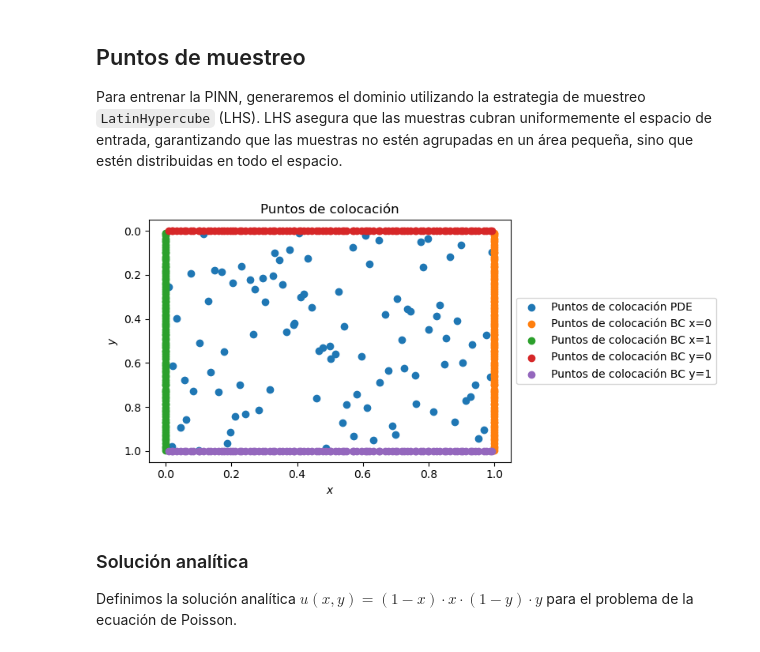
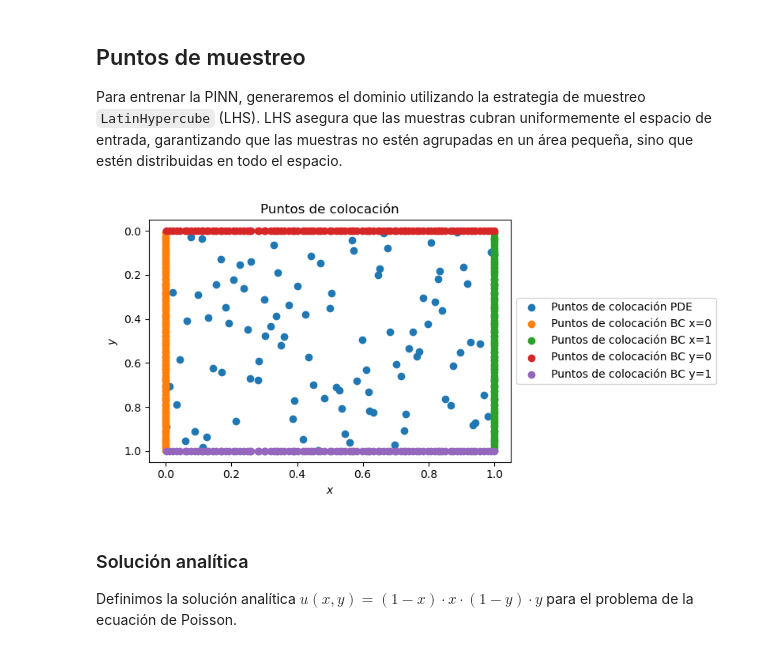
Before and after one commit to oscar-rincon/PINNs-course, a Jupyter notebook: notebooks/04_poisson2d_pinns.ipynb, the cells around one changed output. Drawn from its saved outputs; the diff is of its cells as text; code cells hidden in the pictures.

```diff
--- a/notebooks/04_poisson2d_pinns.ipynb
+++ b/notebooks/04_poisson2d_pinns.ipynb
@@ -84,37 +84,37 @@ dom_samples = 100
 x = np.linspace(0, 1, dom_samples)
 y = np.linspace(0, 1, dom_samples)
 
 # Malla del dominio
 X, Y = np.meshgrid(x, y)
 
 # Estrategia de muestreo LHS (Latin Hypercube Sampling)
 sampler = qmc.LatinHypercube(d=2)
-sample = sampler.random(n=100)
+sample = sampler.random(n=dom_samples)
 
 # límites inferior y superior del dominio
 l_bounds = [ 0, 0]
 u_bounds = [ 1, 1]
 domain_xt = qmc.scale(sample, l_bounds, u_bounds)
 
 # tensores de torch
 x_ten = torch.tensor(domain_xt[:, 0], requires_grad = True).float().reshape(-1,1)
 y_ten = torch.tensor(domain_xt[:, 1], requires_grad = True).float().reshape(-1,1)
 
 fig, ax = plt.subplots(figsize=(8, 4))
 ax.scatter(domain_xt[:, 0], domain_xt[:, 1], label='Puntos de colocación PDE')
-ax.scatter(np.ones_like(y_ten.detach().numpy()), y_ten.detach().numpy(), label='Puntos de colocación BC x=0')
-ax.scatter(np.zeros_like(y_ten.detach().numpy()), y_ten.detach().numpy(), label='Puntos de colocación BC x=1')
+ax.scatter(np.zeros_like(y_ten.detach().numpy()), y_ten.detach().numpy(), label='Puntos de colocación BC x=0')
+ax.scatter(np.ones_like(y_ten.detach().numpy()), y_ten.detach().numpy(), label='Puntos de colocación BC x=1')
 ax.scatter(x_ten.detach().numpy(), np.zeros_like(x_ten.detach().numpy()), label='Puntos de colocación BC y=0')
 ax.scatter(x_ten.detach().numpy(), np.ones_like(x_ten.detach().numpy()), label='Puntos de colocación BC y=1')
 ax.set_title('Puntos de colocación')
 ax.set_xlabel(r'$x$')
 ax.set_ylabel(r'$y$')
 ax.legend(loc='center left', bbox_to_anchor=(1, 0.5))
 plt.gca().invert_yaxis()
 plt.tight_layout()
 plt.show()
 # %% [output]
-[figure, old version]
+[figure, new version]
 # %% [markdown]
 ### Solución analítica
 Definimos la solución analítica $u(x, y) = (1 - x) \cdot x \cdot (1 - y) \cdot y$ para el problema de la ecuación de Poisson.
```
Also changed, not shown: parts of 2 cells of this notebook.
